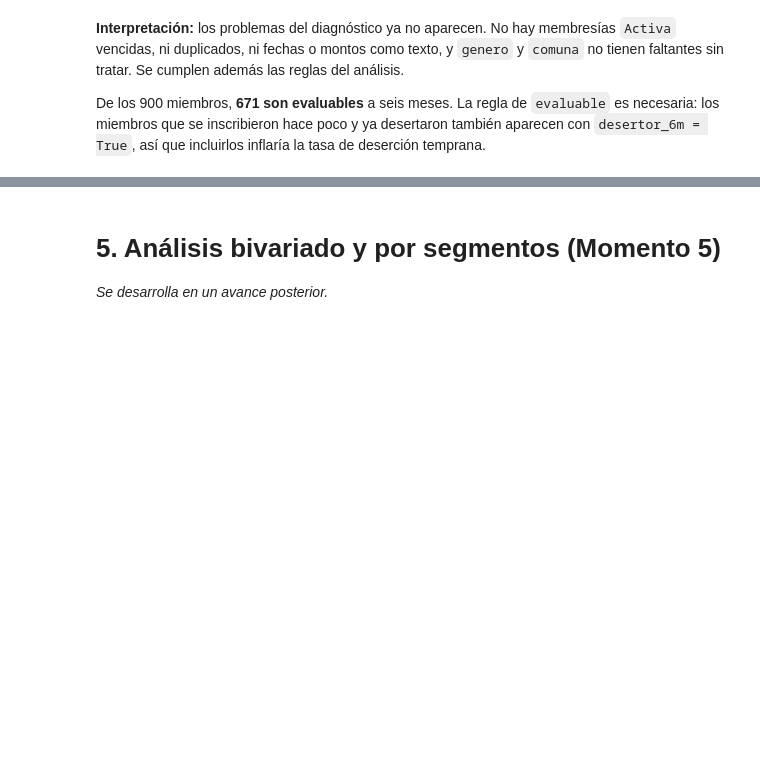
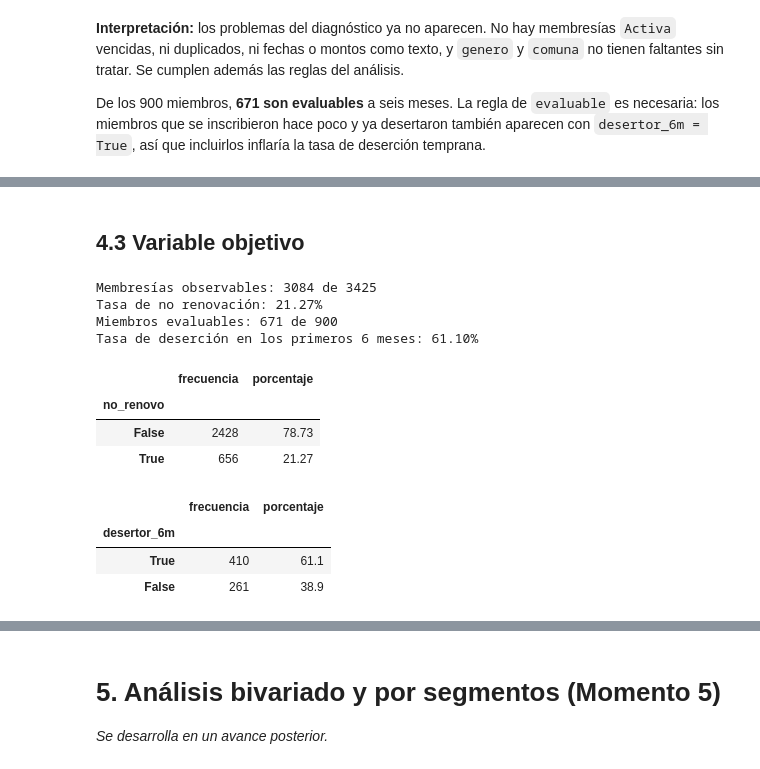
Before and after one commit to juanmejia017/PandasZonafitevolution, a Jupyter notebook: notebooks/analytical_report.ipynb, the cells around one changed output, grey strips where cells are left out. Drawn from its saved outputs; the diff is of its cells as text; code cells hidden in the pictures; blank space fills up the shorter version.

```diff
--- a/notebooks/analytical_report.ipynb
+++ b/notebooks/analytical_report.ipynb
@@ -279,0 +367,28 @@ De los 900 miembros, **671 son evaluables** a seis meses. La regla de `evaluable
+# %% [markdown]
+## 4.3 Variable objetivo
+# %%
+# Paso 3. Proporción de la variable objetivo, cada una con su filtro
+observables = membresias[membresias["observable"]]
+evaluables = miembros[miembros["evaluable"]]
+
+frec_no_renovo = tabla_frecuencias(observables["no_renovo"])
+frec_desertor = tabla_frecuencias(evaluables["desertor_6m"])
+
+print(f"Membresías observables: {len(observables)} de {len(membresias)}")
+print(f"Tasa de no renovación: {observables['no_renovo'].mean():.2%}")
+print(f"Miembros evaluables: {len(evaluables)} de {len(miembros)}")
+print(f"Tasa de deserción en los primeros 6 meses: {evaluables['desertor_6m'].mean():.2%}")
+display(frec_no_renovo, frec_desertor)
+# %% [output]
+Membresías observables: 3084 de 3425
+Tasa de no renovación: 21.27%
+Miembros evaluables: 671 de 900
+Tasa de deserción en los primeros 6 meses: 61.10%
+|  | frecuencia | porcentaje |
+| no_renovo |  |  |
+| False | 2428 | 78.73 |
+| True | 656 | 21.27 |
+|  | frecuencia | porcentaje |
+| desertor_6m |  |  |
+| True | 410 | 61.1 |
+| False | 261 | 38.9 |
```
Also changed, not shown: parts of 12 cells of this notebook, 1 other file.
